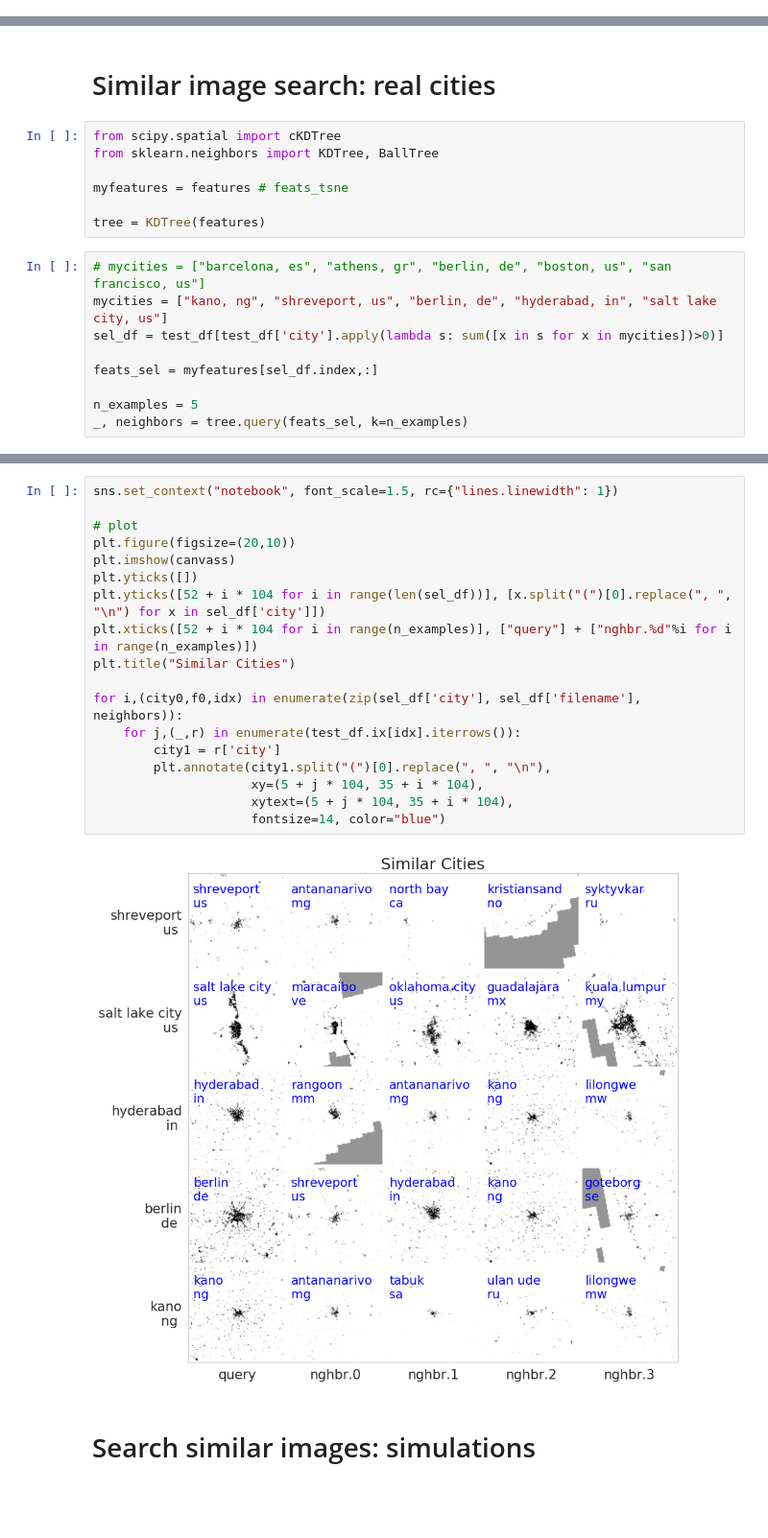
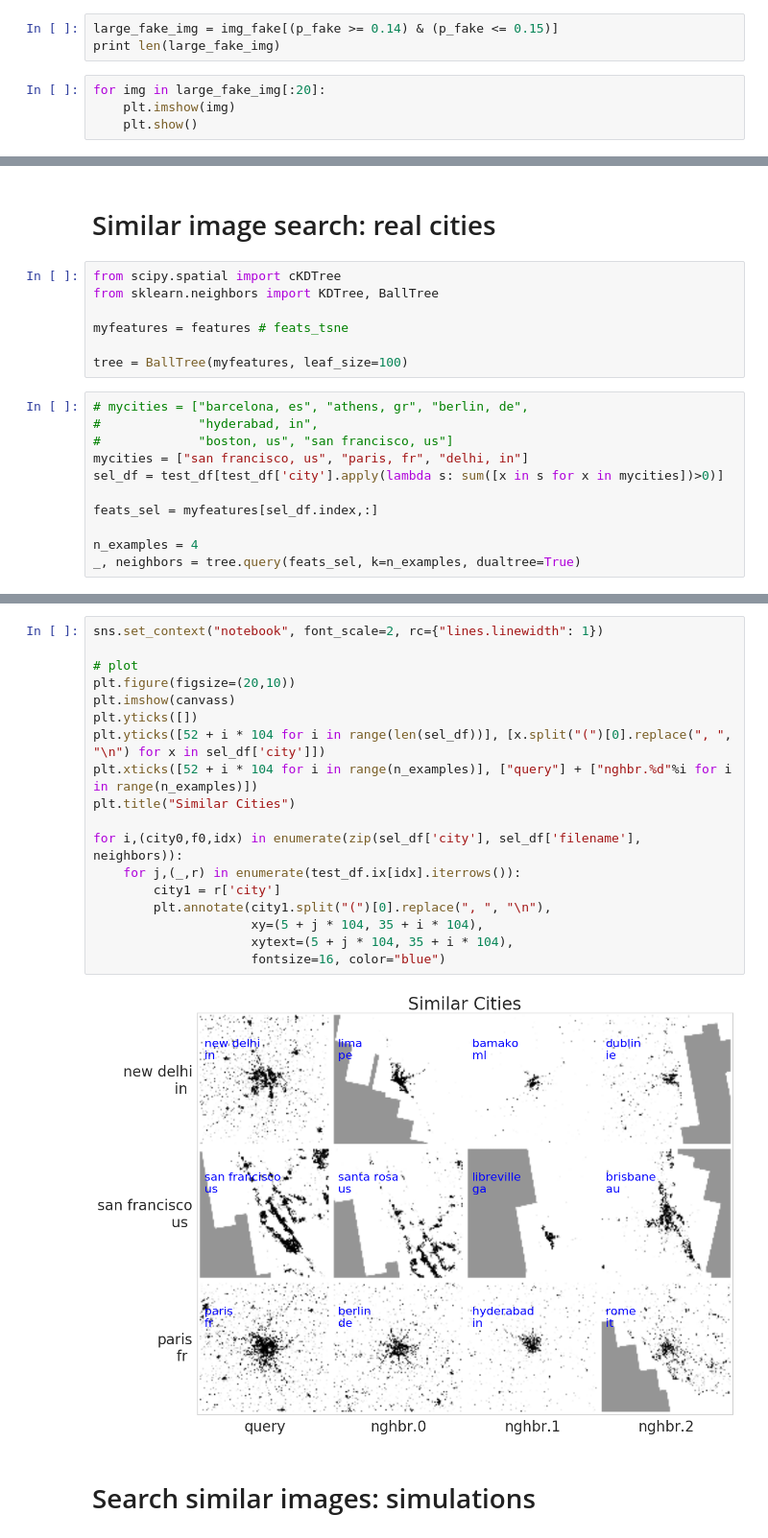
Before and after one commit to adrianalbert/urbanization-patterns, a Jupyter notebook: analysis/SAR analysis with DCGANs.ipynb, the cells around one changed output, grey strips where cells are left out. Shown at 96% size. Drawn from its saved outputs; the diff is of its cells as text; blank space fills up the shorter version.

```diff
--- a/analysis/SAR analysis with DCGANs.ipynb
+++ b/analysis/SAR analysis with DCGANs.ipynb
@@ -418,3 +365,10 @@ features_fake.shape
+# %%
+large_fake_img = img_fake[(p_fake >= 0.14) & (p_fake <= 0.15)]
+print len(large_fake_img)
+# %%
+for img in large_fake_img[:20]:
+    plt.imshow(img)
+    plt.show()
 # %% [markdown]
 # Project to low-d embedding space via t-SNE
 # %%
@@ -447,14 +401,16 @@ from sklearn.neighbors import KDTree, BallTree
 
 myfeatures = features # feats_tsne
 
-tree = KDTree(features)
+tree = BallTree(myfeatures, leaf_size=100)
 # %%
-# mycities = ["barcelona, es", "athens, gr", "berlin, de", "boston, us", "san francisco, us"]
-mycities = ["kano, ng", "shreveport, us", "berlin, de", "hyderabad, in", "salt lake city, us"]
+# mycities = ["barcelona, es", "athens, gr", "berlin, de",
+#             "hyderabad, in",
+#             "boston, us", "san francisco, us"]
+mycities = ["san francisco, us", "paris, fr", "delhi, in"]
 sel_df = test_df[test_df['city'].apply(lambda s: sum([x in s for x in mycities])>0)]
 
 feats_sel = myfeatures[sel_df.index,:]
 
-n_examples = 5
-_, neighbors = tree.query(feats_sel, k=n_examples)
+n_examples = 4
+_, neighbors = tree.query(feats_sel, k=n_examples, dualtree=True)
 # %%
@@ -472,25 +429,25 @@ for city0,f0,idx in zip(sel_df['city'], sel_df['filename'], neighbors):
     canvass.append(np.hstack(row))
 canvass = np.vstack(canvass)
 # %%
-sns.set_context("notebook", font_scale=1.5, rc={"lines.linewidth": 1})
+sns.set_context("notebook", font_scale=2, rc={"lines.linewidth": 1})
 
 # plot
 plt.figure(figsize=(20,10))
 plt.imshow(canvass)
 plt.yticks([])
 plt.yticks([52 + i * 104 for i in range(len(sel_df))], [x.split("(")[0].replace(", ", "\n") for x in sel_df['city']])
 plt.xticks([52 + i * 104 for i in range(n_examples)], ["query"] + ["nghbr.%d"%i for i in range(n_examples)])
 plt.title("Similar Cities")
 
 for i,(city0,f0,idx) in enumerate(zip(sel_df['city'], sel_df['filename'], neighbors)):
     for j,(_,r) in enumerate(test_df.ix[idx].iterrows()):
         city1 = r['city']
         plt.annotate(city1.split("(")[0].replace(", ", "\n"),
                      xy=(5 + j * 104, 35 + i * 104),
                      xytext=(5 + j * 104, 35 + i * 104),
-                     fontsize=14, color="blue")
+                     fontsize=16, color="blue")
 # %% [output]
-[figure, old version]
+[figure, new version]
 # %% [markdown]
 # Search similar images: simulations
 # %%
```
Also changed, not shown: parts of 67 cells of this notebook, 16 other files.
